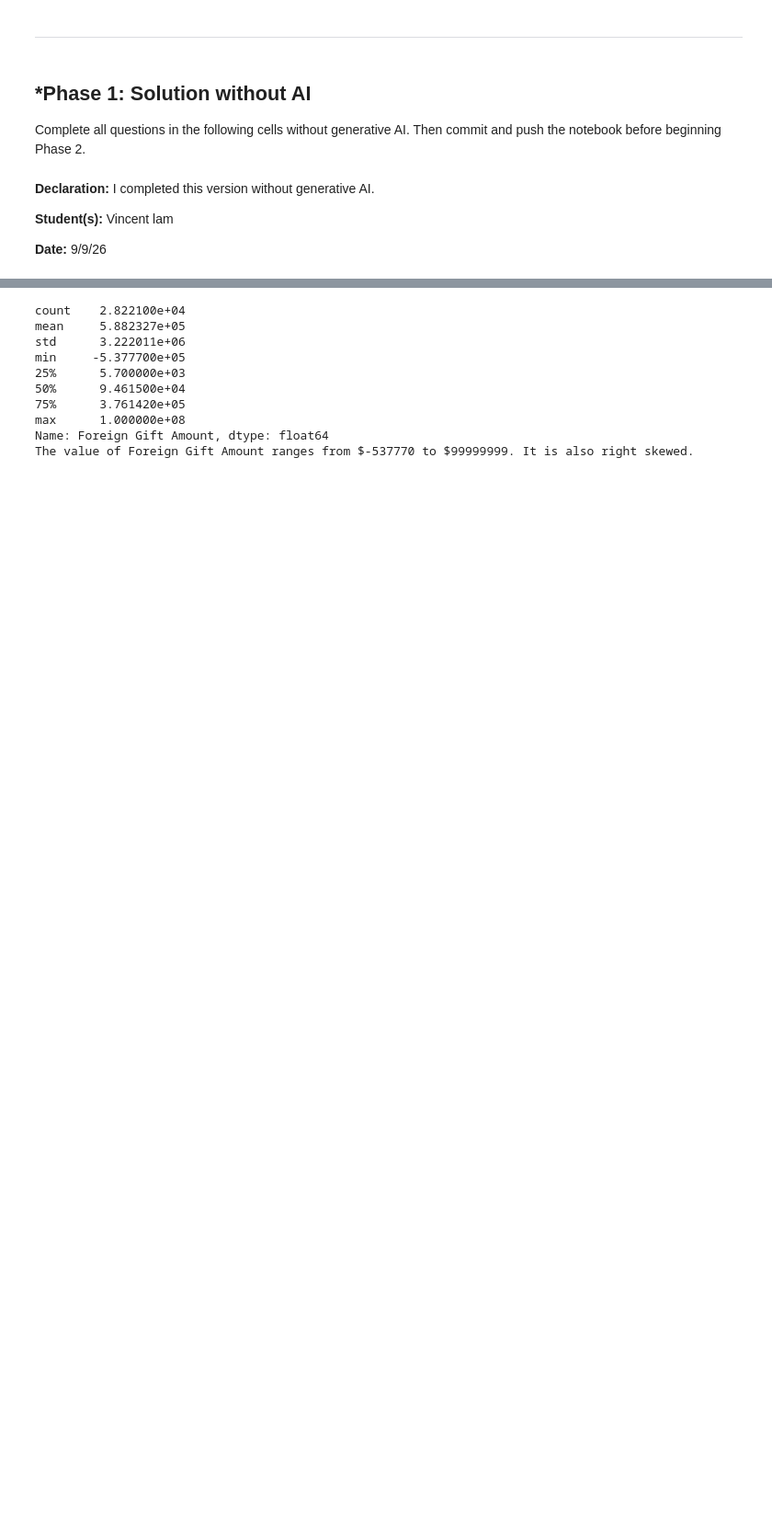
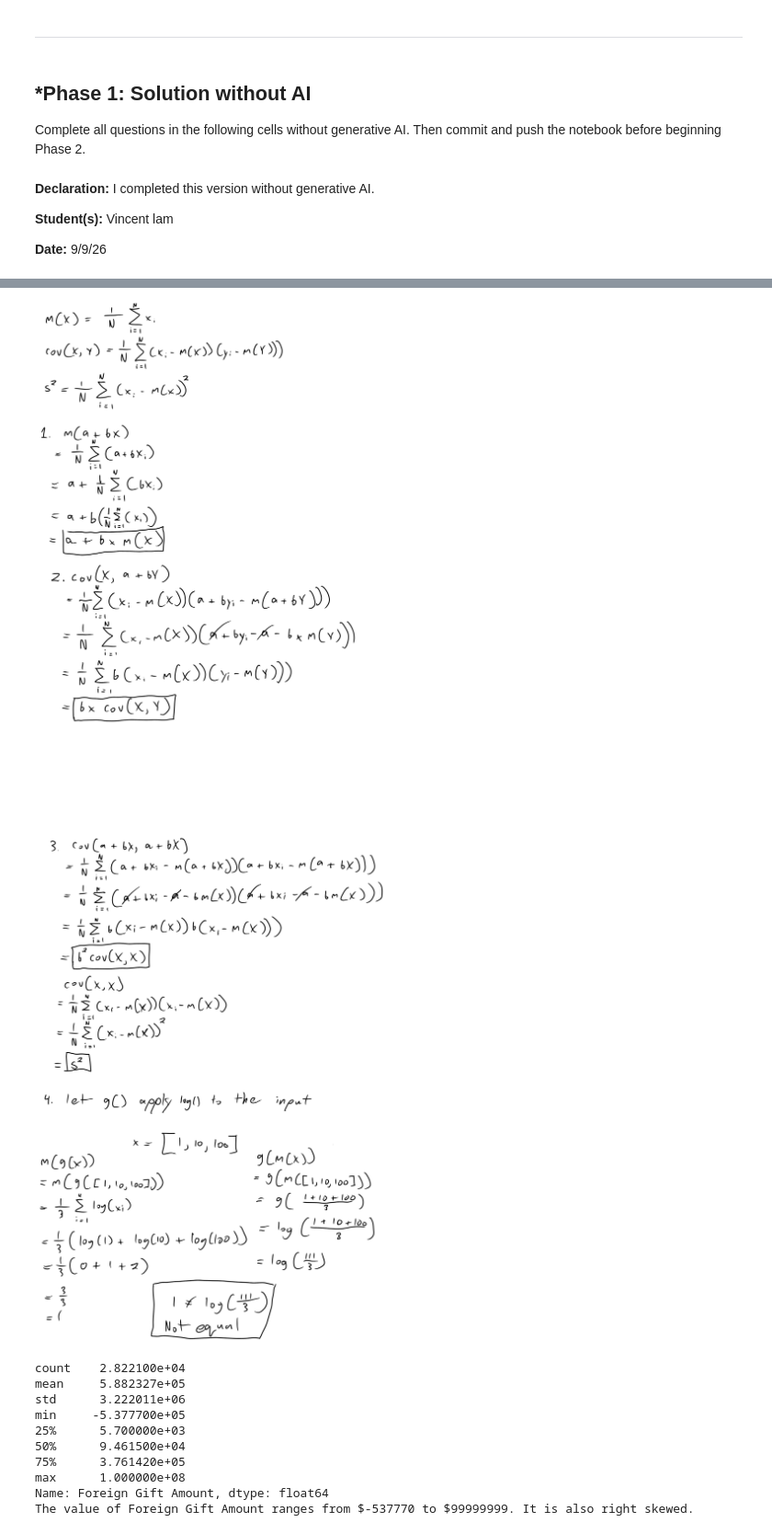
Before and after one commit to Vincent-L0/A02-eda-and-visualization, a Jupyter notebook: notebook.ipynb, the cells around one changed output, grey strips where cells are left out. Shown at 92% size. Cells and saved outputs as stored; diff of their text form; code cells hidden in the pictures; blank space fills up the shorter version.

```diff
--- a/notebook.ipynb
+++ b/notebook.ipynb
@@ -51,3 +46,15 @@ notebook before beginning Phase 2.
+# %%
+# Your Phase 1 solution to the problem goes here.
+from PIL import Image
+from IPython.display import display
+
+img1 = Image.open('/content/sample_data/Q1_1.png')
+display(img1)
+img2 = Image.open('/content/sample_data/Q1_2.png')
+display(img2)
+# %% [output]
+[figure, added]
+[figure, added]
 # %%
 import pandas as pd
 import numpy as np
```
Also changed, not shown: parts of 3 cells of this notebook.
